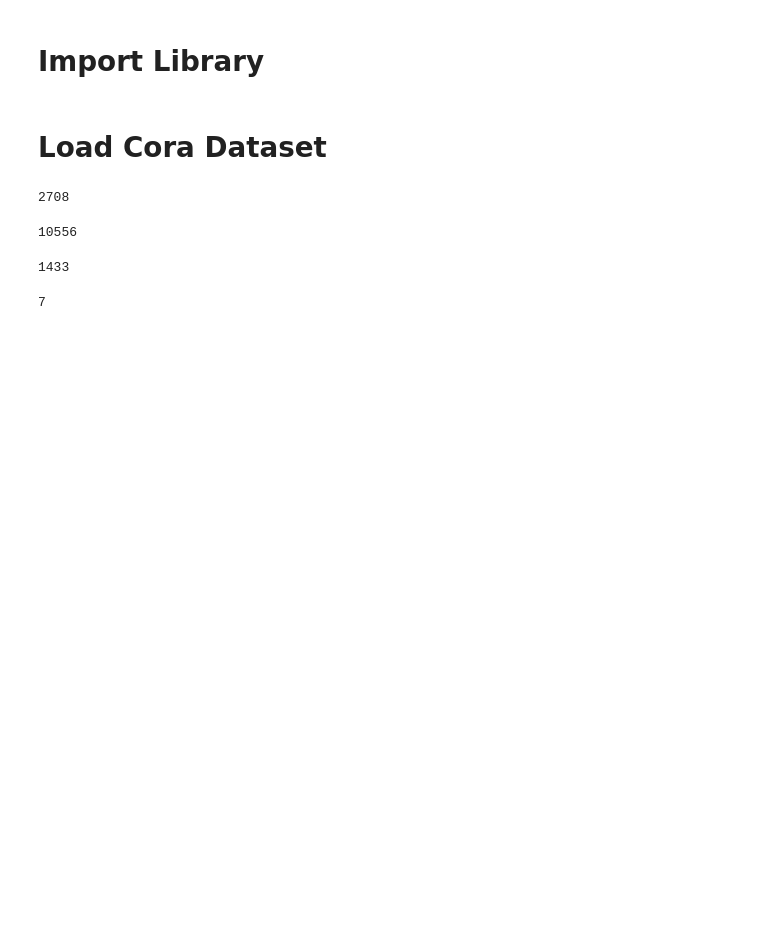
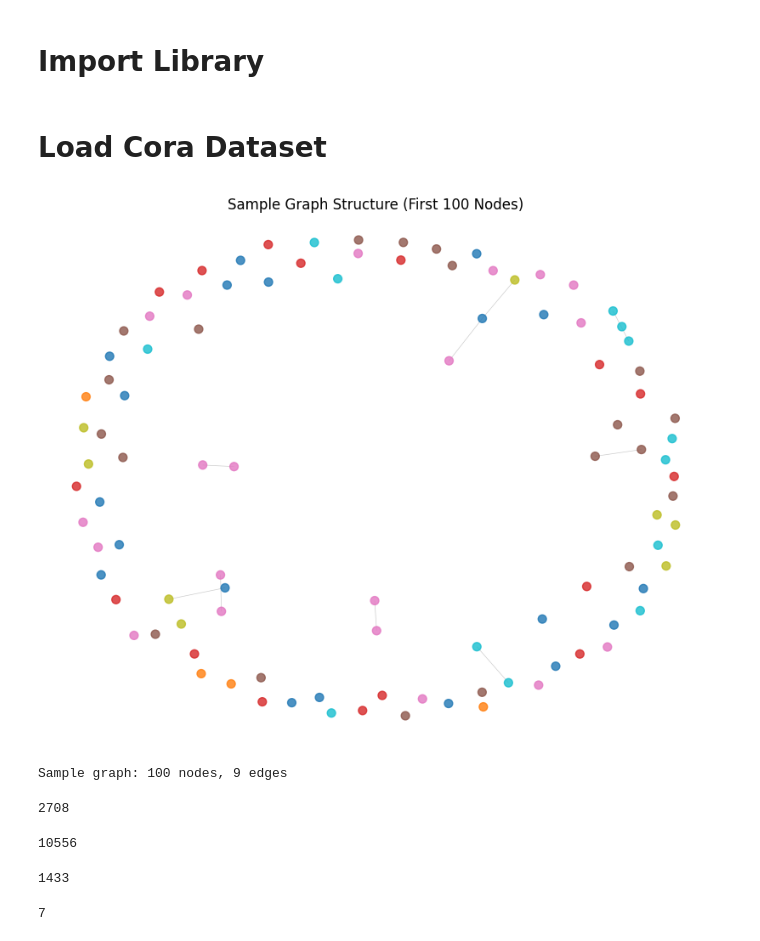
Before and after one commit to alivianay/graph-finals-gnn-messagepassing, a Jupyter notebook: main_notebook.ipynb, the cells around one changed output. Drawn from its saved outputs; the diff is of its cells as text; code cells hidden in the pictures; blank space fills up the shorter version.

```diff
--- a/main_notebook.ipynb
+++ b/main_notebook.ipynb
@@ -34,0 +52,28 @@ data = dataset[0]
+# %%
+G = to_networkx(
+    data.__class__(
+        x=data.x[:sample_nodes],
+        edge_index=sample_edges,
+        y=data.y[:sample_nodes]
+    ),
+    to_undirected=True
+)
+
+plt.figure(figsize=(10, 8))
+pos = nx.spring_layout(G, seed=42, k=0.3)
+
+# Color by class
+node_colors = data.y[:sample_nodes].cpu().numpy()
+
+nx.draw_networkx_nodes(G, pos, node_size=50,
+                       node_color=node_colors,
+                       cmap=plt.cm.tab10, alpha=0.8)
+nx.draw_networkx_edges(G, pos, alpha=0.2, width=0.5)
+plt.title(f'Sample Graph Structure (First {sample_nodes} Nodes)')
+plt.axis('off')
+plt.show()
+
+print(f"Sample graph: {len(G.nodes())} nodes, {len(G.edges())} edges")
+# %% [output]
+[figure, added]
+Sample graph: 100 nodes, 9 edges
```
Also changed, not shown: parts of 17 cells of this notebook.
